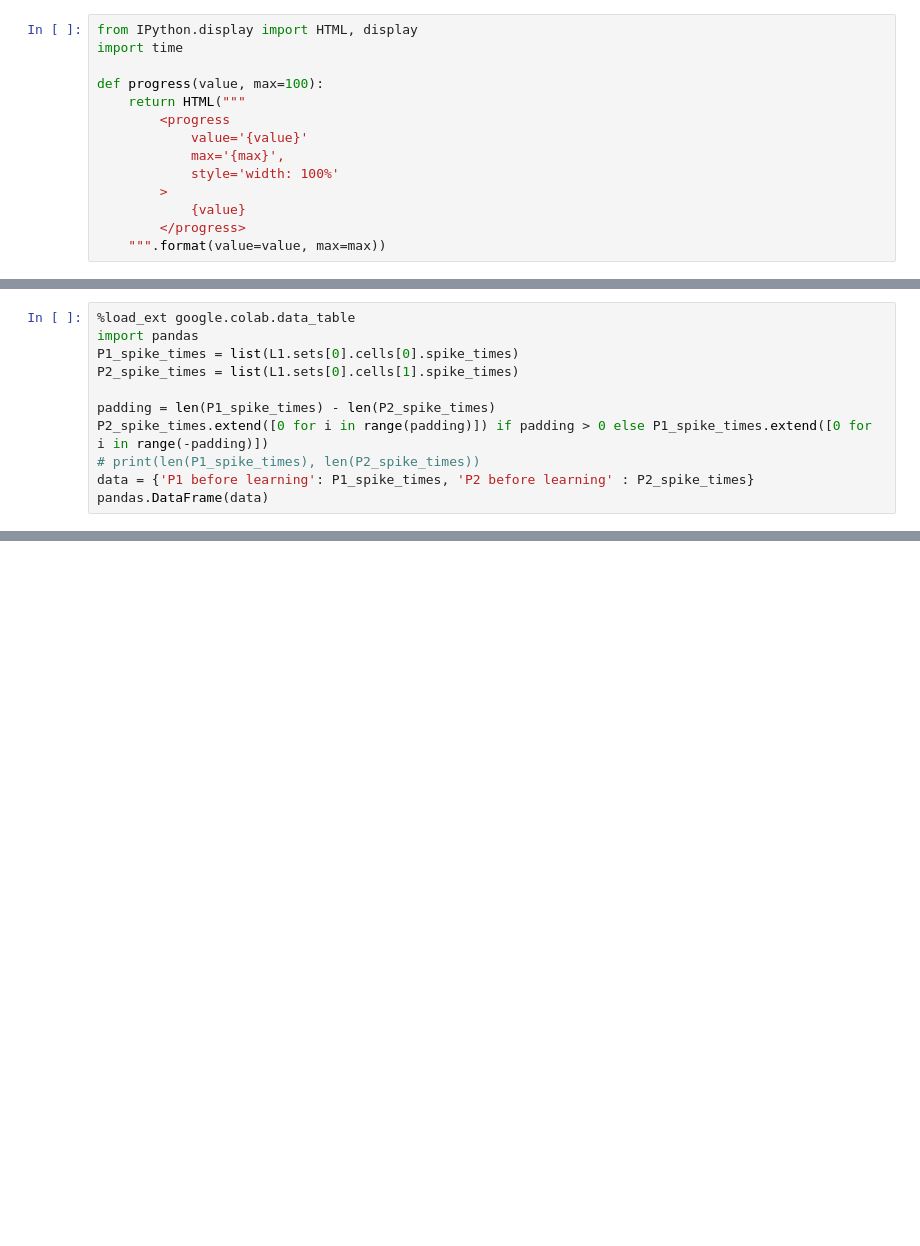
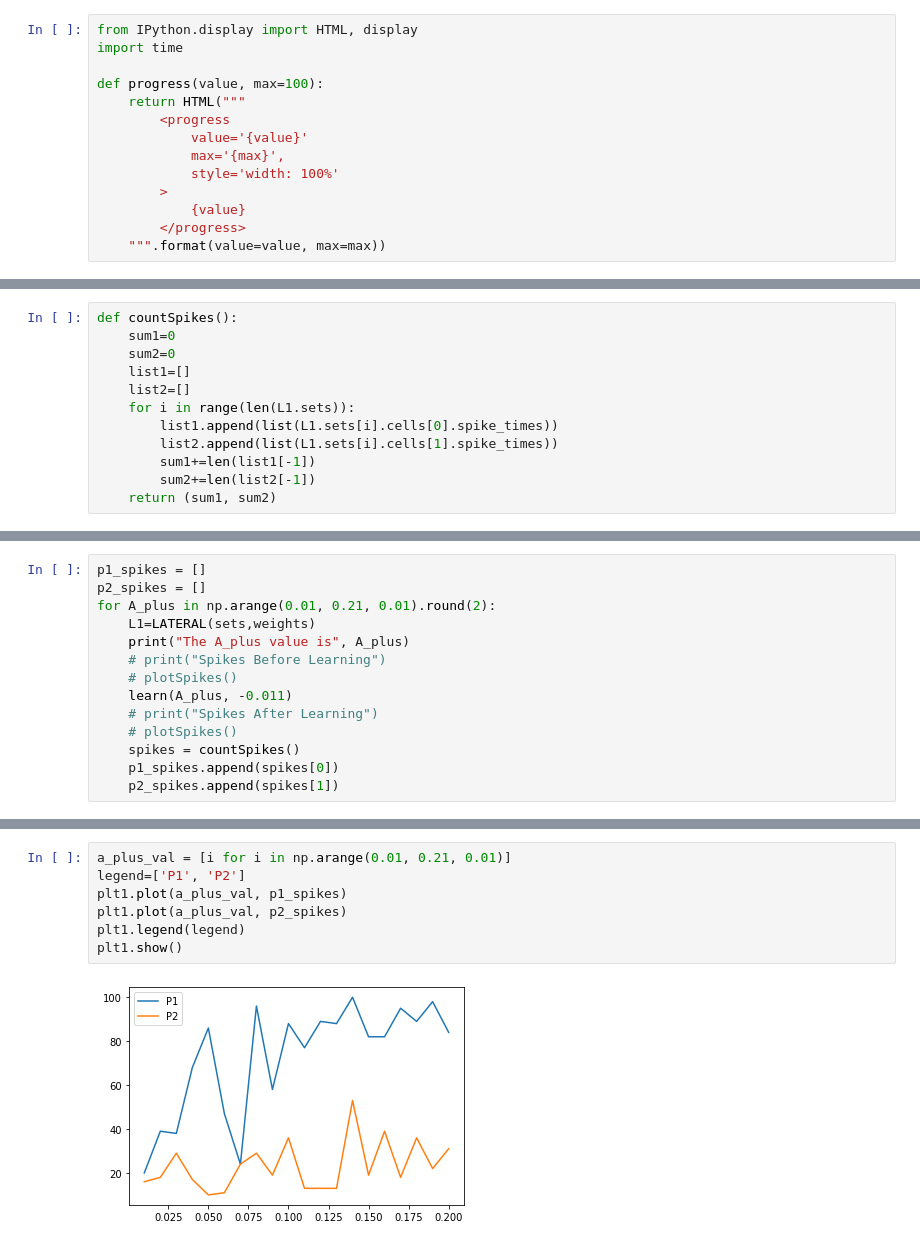
Before and after one commit to hegdenischay/NEURONNet, a Jupyter notebook: Automation/2_coupled_Learning_efficacy_automation.ipynb, the cells around one changed output, grey strips where cells are left out. Saved outputs shown, nothing was run; the diff lists cells and outputs as text; blank space fills up the shorter version.

Commit message:
Automated A_plus and A_minus plots

```diff
--- a/Automation/2_coupled_Learning_efficacy_automation.ipynb
+++ b/Automation/2_coupled_Learning_efficacy_automation.ipynb
@@ -997,11 +163,0 @@ plt1.show()
-# %%
-%load_ext google.colab.data_table
-import pandas
-P1_spike_times = list(L1.sets[0].cells[0].spike_times)
-P2_spike_times = list(L1.sets[0].cells[1].spike_times)
-
-padding = len(P1_spike_times) - len(P2_spike_times)
-P2_spike_times.extend([0 for i in range(padding)]) if padding > 0 else P1_spike_times.extend([0 for i in range(-padding)])
-# print(len(P1_spike_times), len(P2_spike_times))
-data = {'P1 before learning': P1_spike_times, 'P2 before learning' : P2_spike_times}
-pandas.DataFrame(data)
@@ -1047,0 +264,12 @@ pyplot.plot(a_plus_val, P2_spikes)
+# %%
+def countSpikes():
+    sum1=0
+    sum2=0
+    list1=[]
+    list2=[]
+    for i in range(len(L1.sets)):
+        list1.append(list(L1.sets[i].cells[0].spike_times))
+        list2.append(list(L1.sets[i].cells[1].spike_times))
+        sum1+=len(list1[-1])
+        sum2+=len(list2[-1])
+    return (sum1, sum2)
@@ -1047,0 +337,14 @@ pyplot.plot(a_plus_val, P2_spikes)
+# %%
+p1_spikes = []
+p2_spikes = []
+for A_plus in np.arange(0.01, 0.21, 0.01).round(2):
+    L1=LATERAL(sets,weights)
+    print("The A_plus value is", A_plus)
+    # print("Spikes Before Learning")
+    # plotSpikes()
+    learn(A_plus, -0.011)
+    # print("Spikes After Learning")
+    # plotSpikes()
+    spikes = countSpikes()
+    p1_spikes.append(spikes[0])
+    p2_spikes.append(spikes[1])
@@ -1047,0 +365,9 @@ pyplot.plot(a_plus_val, P2_spikes)
+# %%
+a_plus_val = [i for i in np.arange(0.01, 0.21, 0.01)]
+legend=['P1', 'P2']
+plt1.plot(a_plus_val, p1_spikes)
+plt1.plot(a_plus_val, p2_spikes)
+plt1.legend(legend)
+plt1.show()
+# %% [output]
+[figure, added]
```
Also changed, not shown: parts of 79 cells of this notebook.
